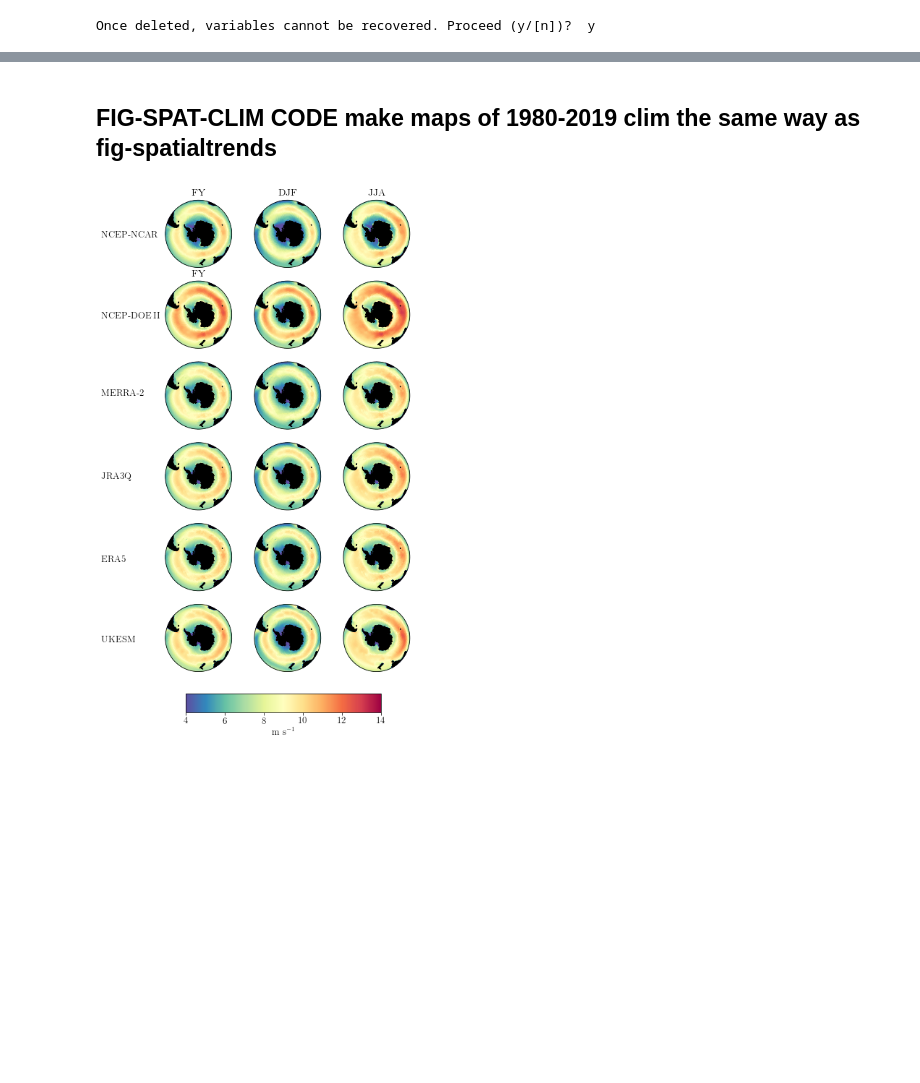
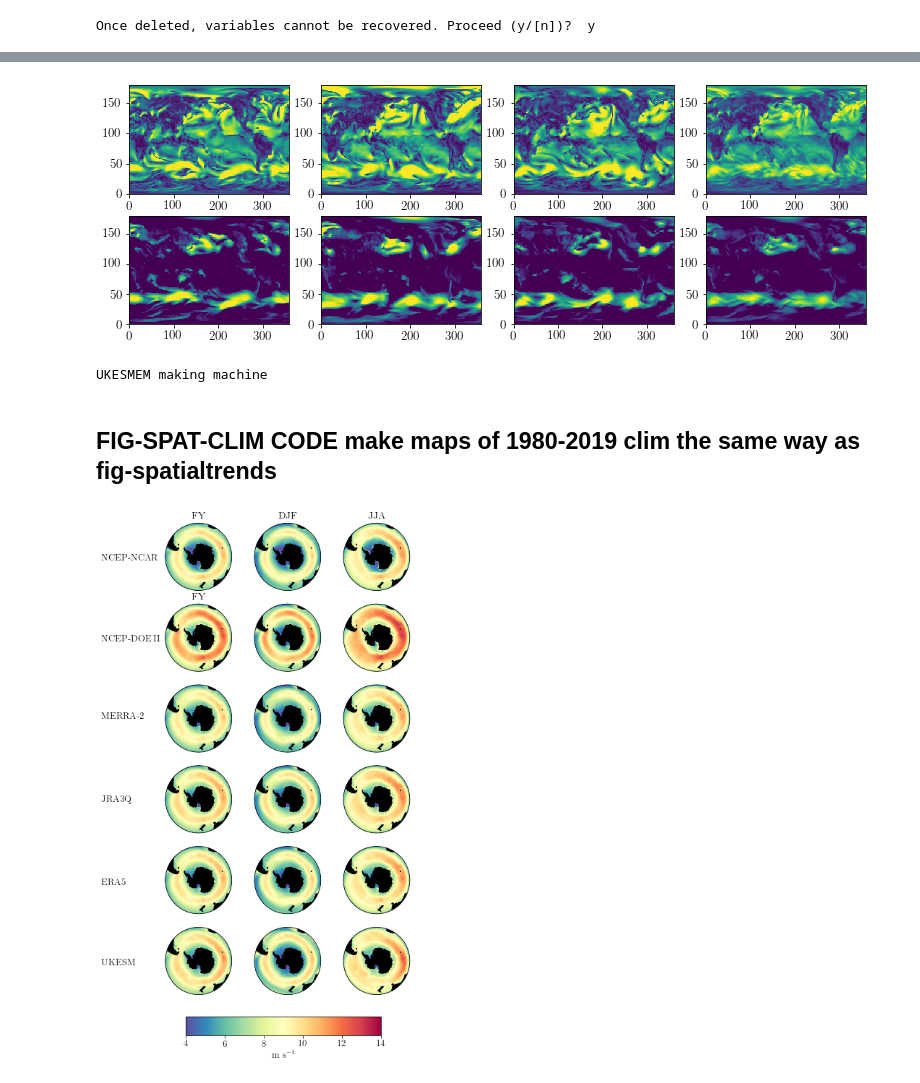
Before and after one commit to tjarnikova/windEval, a Jupyter notebook: plottingCode/Fig-spat-clim.ipynb, the cells around one changed output, grey strips where cells are left out. Drawn from its saved outputs; the diff is of its cells as text; code cells hidden in the pictures; blank space fills up the shorter version.

```diff
--- a/plottingCode/Fig-spat-clim.ipynb
+++ b/plottingCode/Fig-spat-clim.ipynb
@@ -67,5 +130,31 @@ plt.rc('font', **font)
+# %%
+vis = True
+if vis:
+    y = 2020
+    td = '/gpfs/data/greenocean2/software/products/windsFromComponents/dailyStandard/UKESMEM/'
+
+    fact = 1.1
+    fig, axs = plt.subplots(2,4, figsize=(12*fact, 4*fact), facecolor='w', edgecolor='k')
+    axs = axs.ravel()
+
+    w = xr.open_dataset(f'{tdir}/scen1B_UKESM_wind_daily_1x1_{y}.nc')
+    w2 = xr.open_dataset(f'{tdir}/scen1BM2_UKESM_wind_daily_1x1_{y}.nc')
+    w3 = xr.open_dataset(f'{tdir}/scen1BM3_UKESM_wind_daily_1x1_{y}.nc')
+    we = xr.open_dataset(f'{td}/UKESMEM_wind_daily_1x1_{y}.nc')
+
+    axs[0].pcolormesh(w.wspd10m[0,:,:], vmin = 0, vmax = 12)
+    axs[1].pcolormesh(w2.wspd10m[0,:,:], vmin = 0, vmax = 12)
+    axs[2].pcolormesh(w3.wspd10m[0,:,:], vmin = 0, vmax = 12)
+    axs[3].pcolormesh(we.wspd10m[0,:,:], vmin = 0, vmax = 12)
+
+    axs[0+4].pcolormesh(w.u10m[0,:,:], vmin = 0, vmax = 12)
+    axs[1+4].pcolormesh(w2.u10m[0,:,:], vmin = 0, vmax = 12)
+    axs[2+4].pcolormesh(w3.u10m[0,:,:], vmin = 0, vmax = 12)
+    axs[3+4].pcolormesh(we.u10m[0,:,:], vmin = 0, vmax = 12)
+# %% [output]
+[figure, added]
 # %%
-ex = False
+ex = True
 
 def make_yearlist(yrst, yrend, prod, \
                  baseDir = '/gpfs/data/greenocean2/software/products/windsFromComponents/dailyStandard/'):
@@ -85,20 +174,20 @@ if ex:
     # ncar = xr.open_mfdataset(make_yearlist(1980, 2019, 'NCEP-NCAR'))
     # doe = xr.open_mfdataset(make_yearlist(1980, 2019, 'NCEP-DOE'))
     # era = xr.open_mfdataset(make_yearlist(1980, 2019, 'ERA5'))
-    # ukesm = xr.open_mfdataset(make_yearlist(1980, 2019, 'UKESM'))
+    ukesm = xr.open_mfdataset(make_yearlist(1980, 2019, 'UKESMEM'))
     # merra = xr.open_mfdataset(make_yearlist(1980, 2019, 'MERRA'))
     #ukesm_nz = xr.open_mfdataset(make_yearlist(1980, 2019, 'UKESM_NOZONE'))
-    jra = xr.open_mfdataset(make_yearlist(1980, 2019, 'JRA'))
+    # jra = xr.open_mfdataset(make_yearlist(1980, 2019, 'JRA'))
 
     # tvs = ['NCEP-DOE','NCEP-NCAR','ERA5','UKESM','MERRA']
     # tds = [doe, ncar, era, ukesm, merra]
 
-    tvs = ['JRA']
-    tds = [jra]
+    tvs = ['UKESMEM']
+    tds = [ukesm]
 
 
 
-    for i in range(0,1):#len(tvs)):
+    for i in range(0,len(tvs)):
 
         tv = tvs[i]
         td = tds[i]
@@ -115,6 +204,8 @@ if ex:
         tdmam.to_netcdf(f'{sdir}/{tv}_mam_1980-2019.nc')
         tdson.to_netcdf(f'{sdir}/{tv}_son_1980-2019.nc')
         tdfy.to_netcdf(f'{sdir}/{tv}_fy_1980-2019.nc')
+# %% [output]
+UKESMEM making machine
 # %%
 def plot_southern(fig, ax1, lons, lats, tdat, tvmin,
                   tvmax, tticks, fs = 12,
```
Also changed, not shown: parts of 9 cells of this notebook.
